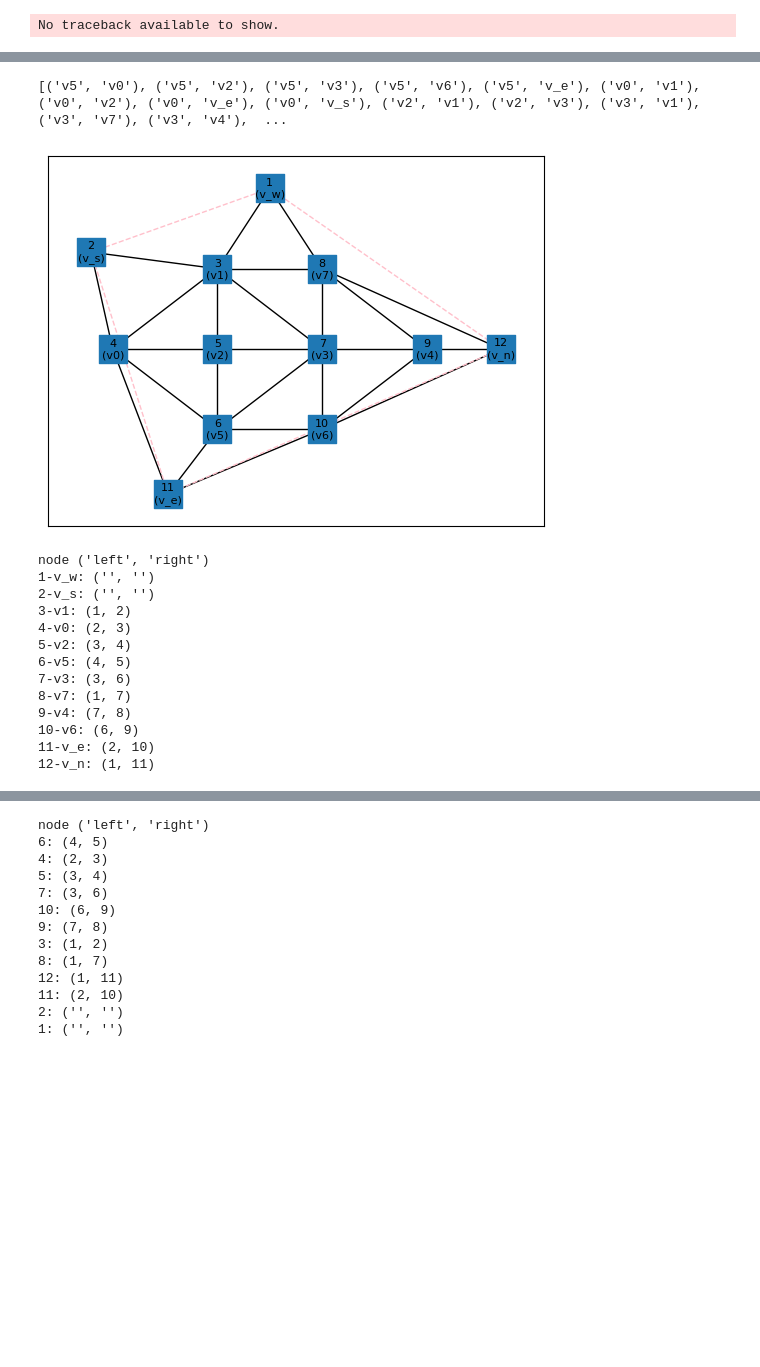
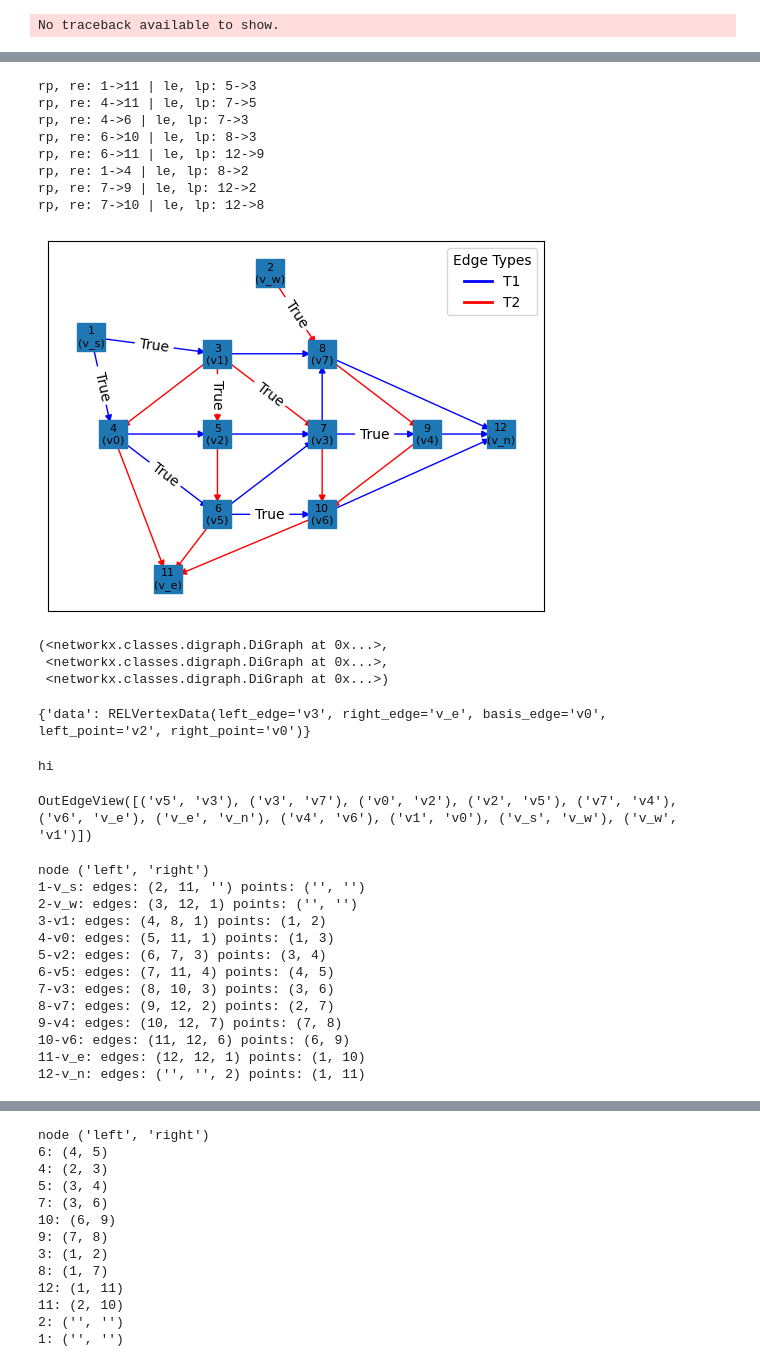
Before and after one commit to juliet29/graph2plan, a Jupyter notebook: notebooks/03_1_draw_four_complete.ipynb, the cells around one changed output, grey strips where cells are left out. Cells and saved outputs as stored; diff of their text form; code cells hidden in the pictures; blank space fills up the shorter version.

```diff
--- a/notebooks/03_1_draw_four_complete.ipynb
+++ b/notebooks/03_1_draw_four_complete.ipynb
@@ -25,12 +25,34 @@ G, pos, full_pos =  test_four_complete()
+# %%
+G = test_assign_rel()
+G
+# %% [output]
+rp, re: 1->11 | le, lp: 5->3
+rp, re: 4->11 | le, lp: 7->5
+rp, re: 4->6 | le, lp: 7->3
+rp, re: 6->10 | le, lp: 8->3
+rp, re: 6->11 | le, lp: 12->9
+rp, re: 1->4 | le, lp: 8->2
+rp, re: 7->9 | le, lp: 12->2
+rp, re: 7->10 | le, lp: 12->8
+[figure, added]
+(<networkx.classes.digraph.DiGraph at 0x...>,
+ <networkx.classes.digraph.DiGraph at 0x...>,
+ <networkx.classes.digraph.DiGraph at 0x...>)
+# %%
+G.nodes["v5"]
+# %% [output]
+{'data': RELVertexData(left_edge='v3', right_edge='v_e', basis_edge='v0', left_point='v2', right_point='v0')}
 # %%
-G4, T1, T2, G_c, cc = test_rel()
+G4, T1, T2, G_c, cc = test_init_rel()
 co: CanonicalOrder = cc
 # %% [output]
-[('v5', 'v0'), ('v5', 'v2'), ('v5', 'v3'), ('v5', 'v6'), ('v5', 'v_e'), ('v0', 'v1'), ('v0', 'v2'), ('v0', 'v_e'), ('v0', 'v_s'), ('v2', 'v1'), ('v2', 'v3'), ('v3', 'v1'), ('v3', 'v7'), ('v3', 'v4'),  ...
+hi
+# %%
+T1.edges
+# %% [output]
+OutEdgeView([('v5', 'v3'), ('v3', 'v7'), ('v0', 'v2'), ('v2', 'v5'), ('v7', 'v4'), ('v6', 'v_e'), ('v_e', 'v_n'), ('v4', 'v6'), ('v1', 'v0'), ('v_s', 'v_w'), ('v_w', 'v1')])
 # %%
-show_co()
+# show_co()
-# %% [output]
-[figure, removed]
 # %%
 DNode = NamedTuple("DNode", [("node", str), ("vdata", RELVertexData)])
 temp = [DNode(node, data["data"]) for node, data in G4.nodes(data=True)]
@@ -39,20 +61,26 @@ nodes = sorted(temp, key=lambda i: co.vertices[i.node].ordered_number)
 print("node", ("left", "right"))
 for node, d in nodes:
     order = co.vertices[node].ordered_number
-    left = co.vertices[d.left_point].ordered_number if d.left_point else ""
-    right = co.vertices[d.right_point].ordered_number if d.right_point else ""
-    print(f"{order}-{node}: {left, right}")
+    left = co.vertices[d.left_edge].ordered_number if d.left_edge else ""
+    right = co.vertices[d.right_edge].ordered_number if d.right_edge else ""
+    basis = co.vertices[d.basis_edge].ordered_number if d.basis_edge else ""
+
+
+    lp = co.vertices[d.left_point].ordered_number if d.left_point else ""
+    rp = co.vertices[d.right_point].ordered_number if d.right_point else ""
+
+    print(f"{order}-{node}: edges: {left, right, basis} points: {lp, rp}")
 # %% [output]
 node ('left', 'right')
-1-v_w: ('', '')
-2-v_s: ('', '')
-3-v1: (1, 2)
-4-v0: (2, 3)
-5-v2: (3, 4)
-6-v5: (4, 5)
-7-v3: (3, 6)
-8-v7: (1, 7)
-9-v4: (7, 8)
-10-v6: (6, 9)
-11-v_e: (2, 10)
-12-v_n: (1, 11)
+1-v_s: edges: (2, 11, '') points: ('', '')
+2-v_w: edges: (3, 12, 1) points: ('', '')
+3-v1: edges: (4, 8, 1) points: (1, 2)
+4-v0: edges: (5, 11, 1) points: (1, 3)
+5-v2: edges: (6, 7, 3) points: (3, 4)
+6-v5: edges: (7, 11, 4) points: (4, 5)
+7-v3: edges: (8, 10, 3) points: (3, 6)
+8-v7: edges: (9, 12, 2) points: (2, 7)
+9-v4: edges: (10, 12, 7) points: (7, 8)
+10-v6: edges: (11, 12, 6) points: (6, 9)
+11-v_e: edges: (12, 12, 1) points: (1, 10)
+12-v_n: edges: ('', '', 2) points: (1, 11)
```
Also changed, not shown: parts of 13 cells of this notebook, 6 other files.
